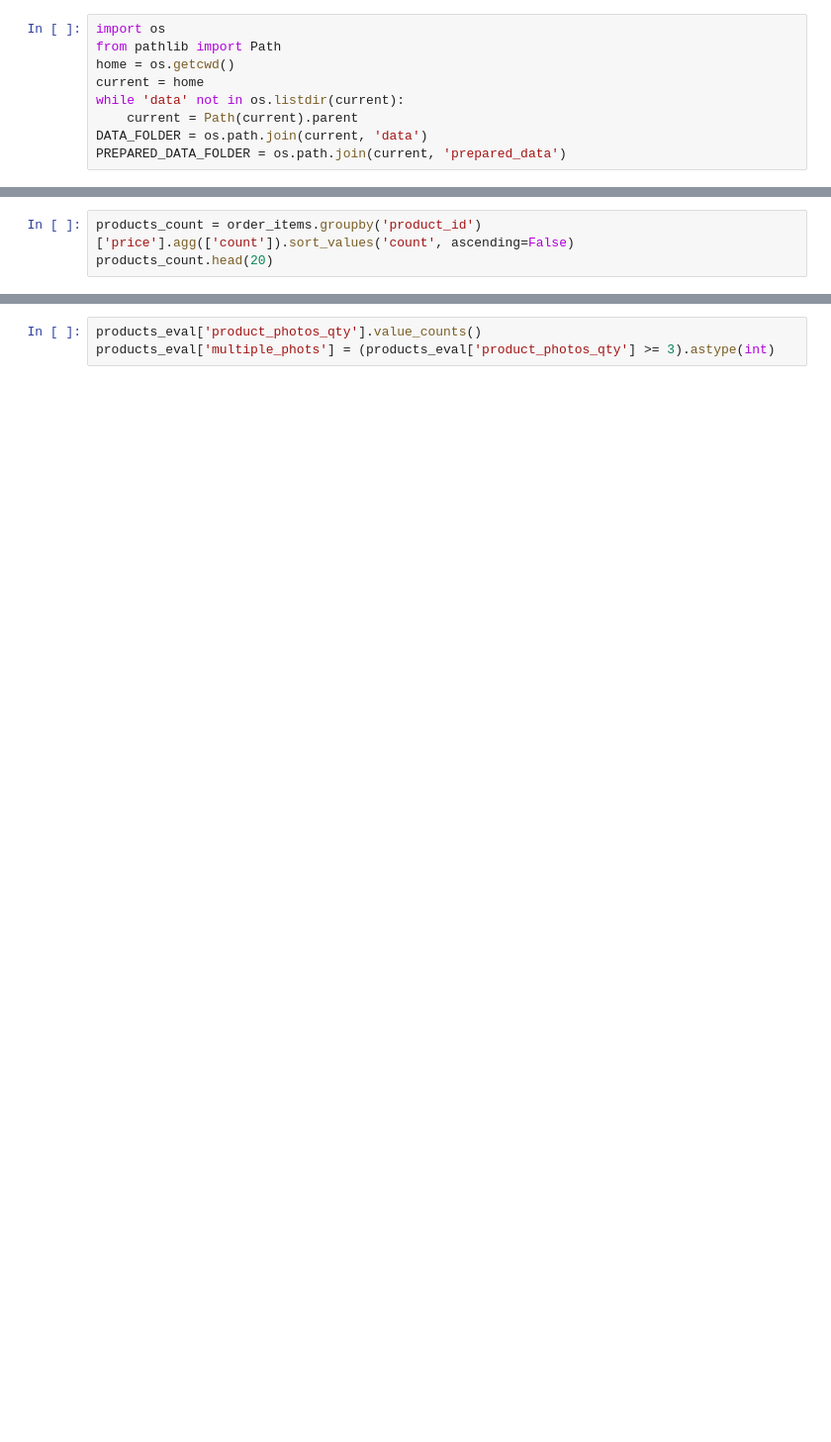
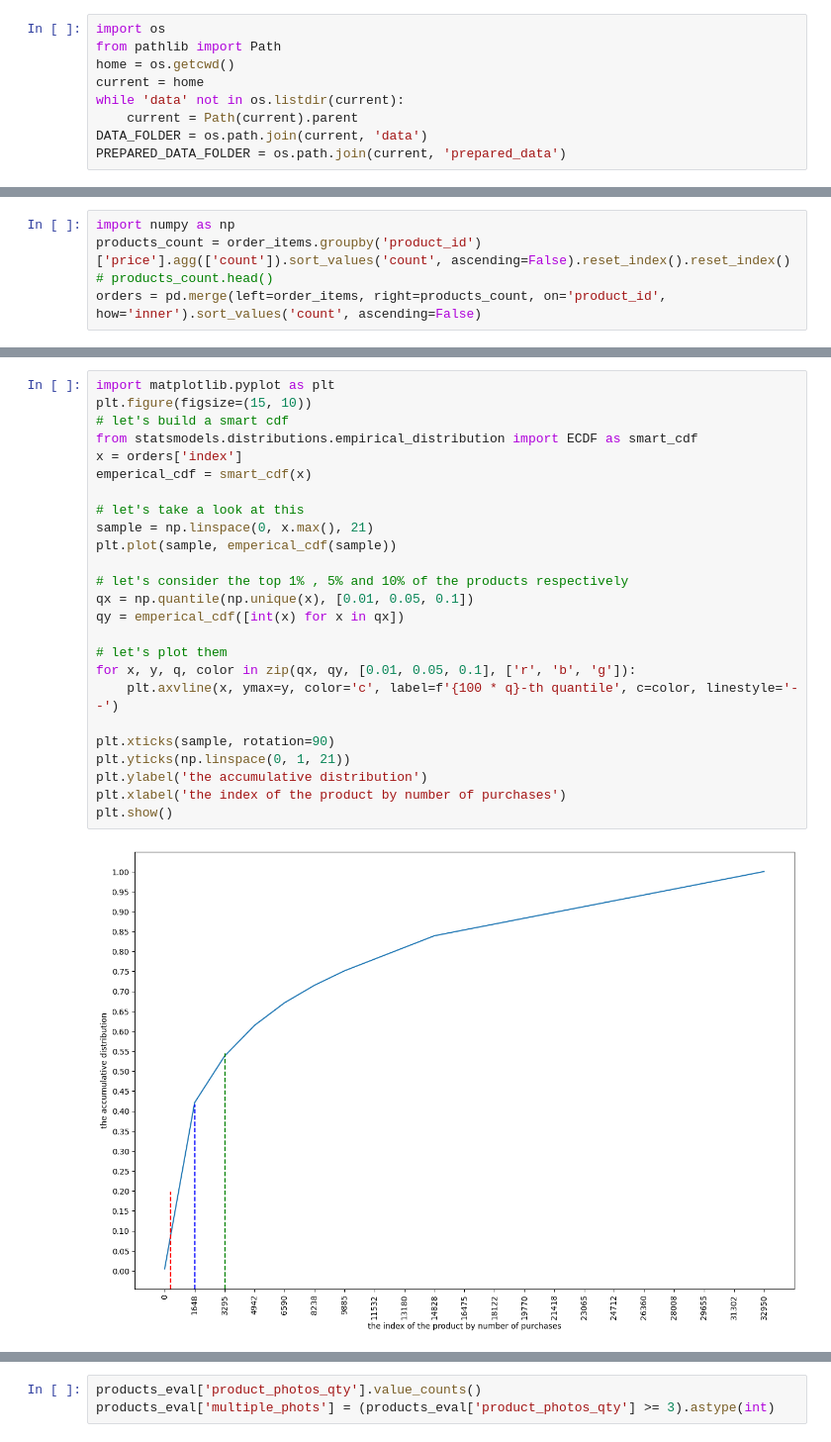
Before and after one commit to ayhem18/Ecommerce_case_study, a Jupyter notebook: data_analysis/products_earning.ipynb, the cells around one changed output, grey strips where cells are left out. Shown at 99% size. Cells and saved outputs as stored; diff of their text form; blank space fills up the shorter version.

```diff
--- a/data_analysis/products_earning.ipynb
+++ b/data_analysis/products_earning.ipynb
@@ -21,5 +21,7 @@ order_items.head()
 | 3 | 00024acbcdf0a6daa1e931b038114c75 | 1 | 7634da152a4610f1595efa32f14722fc | 9d7a1d34a5052409006425275ba1c2b4 | 2018-08-15 10:10:18 | 12.99 | 12.79 |
 | 4 | 00042b26cf59d7ce69dfabb4e55b4fd9 | 1 | ac6c3623068f30de03045865e4e10089 | df560393f3a51e74553ab94004ba5c87 | 2017-02-13 13:57:51 | 199.90 | 18.14 |
 # %%
-products_count = order_items.groupby('product_id')['price'].agg(['count']).sort_values('count', ascending=False)
-products_count.head(20)
+import numpy as np
+products_count = order_items.groupby('product_id')['price'].agg(['count']).sort_values('count', ascending=False).reset_index().reset_index()
+# products_count.head()
+orders = pd.merge(left=order_items, right=products_count, on='product_id', how='inner').sort_values('count', ascending=False)
@@ -46,0 +42,27 @@ products_count.head(20)
+# %%
+import matplotlib.pyplot as plt
+plt.figure(figsize=(15, 10))
+# let's build a smart cdf
+from statsmodels.distributions.empirical_distribution import ECDF as smart_cdf
+x = orders['index']
+emperical_cdf = smart_cdf(x)
+
+# let's take a look at this
+sample = np.linspace(0, x.max(), 21)
+plt.plot(sample, emperical_cdf(sample))
+
+# let's consider the top 1% , 5% and 10% of the products respectively
+qx = np.quantile(np.unique(x), [0.01, 0.05, 0.1])
+qy = emperical_cdf([int(x) for x in qx])
+
+# let's plot them
+for x, y, q, color in zip(qx, qy, [0.01, 0.05, 0.1], ['r', 'b', 'g']):
+    plt.axvline(x, ymax=y, color='c', label=f'{100 * q}-th quantile', c=color, linestyle='--')
+
+plt.xticks(sample, rotation=90)
+plt.yticks(np.linspace(0, 1, 21))
+plt.ylabel('the accumulative distribution')
+plt.xlabel('the index of the product by number of purchases')
+plt.show()
+# %% [output]
+[figure, added]
```
Also changed, not shown: parts of 21 cells of this notebook, 1 other file.
